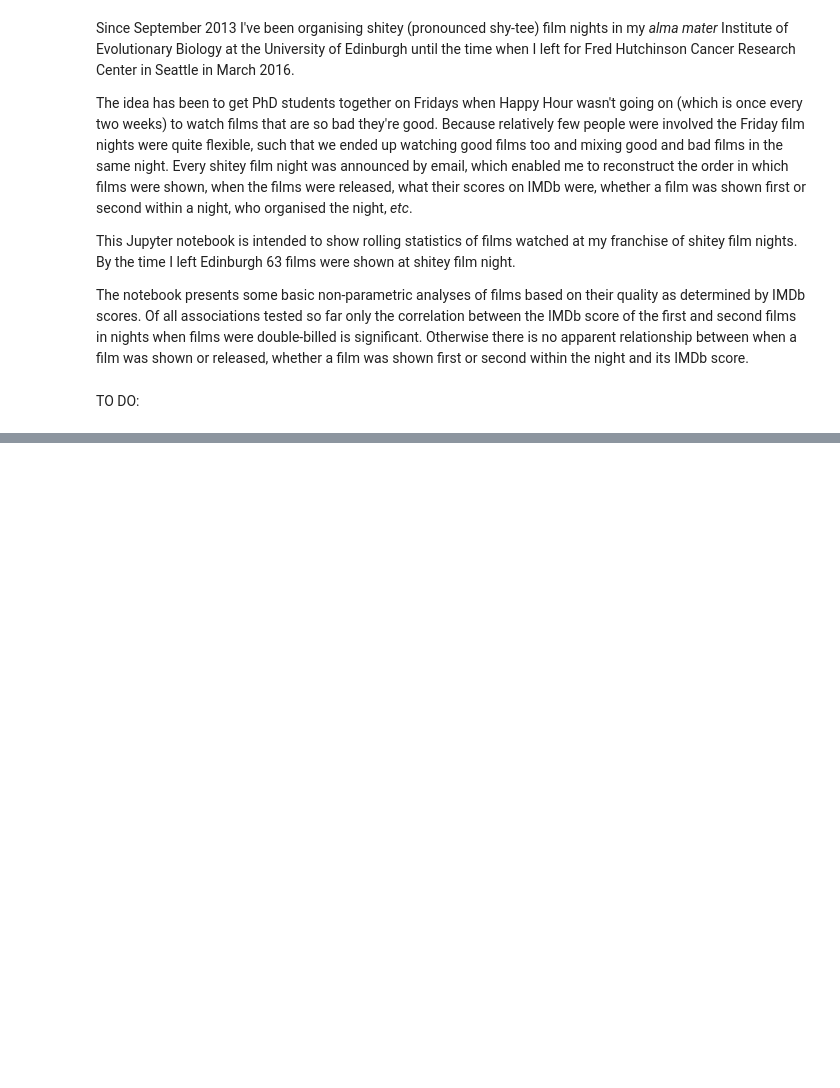
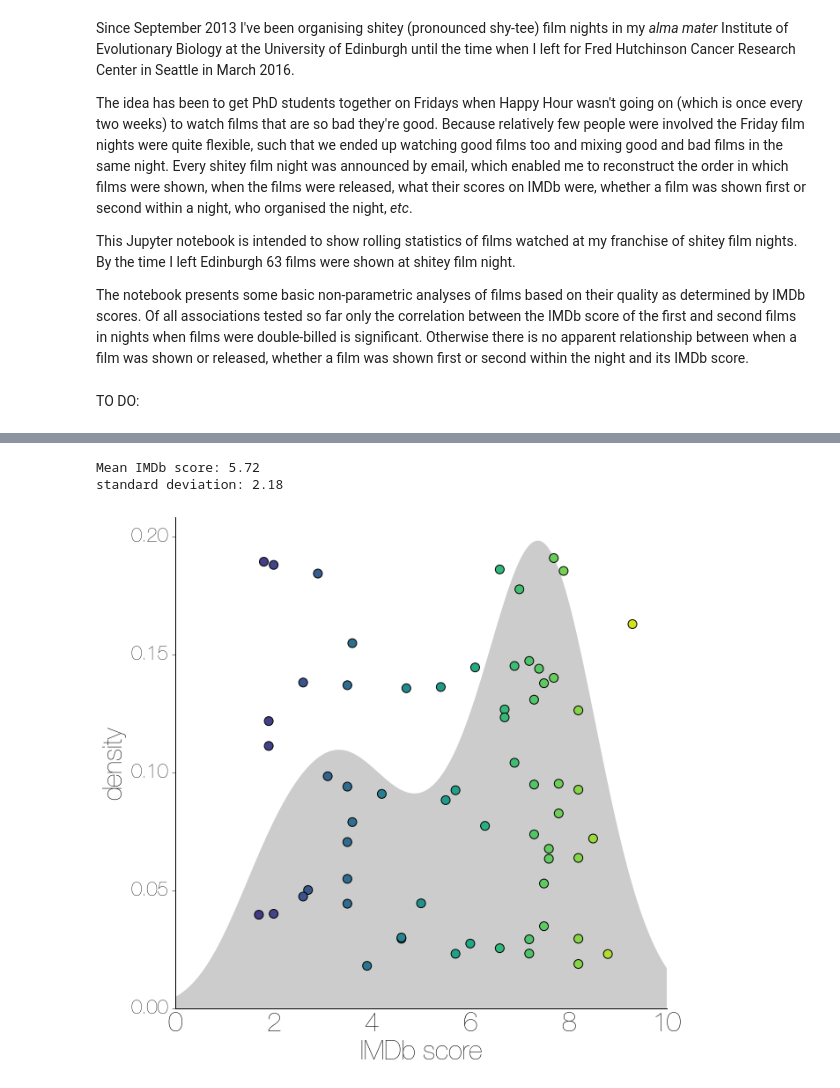
Before and after one commit to evogytis/ShMDb, a Jupyter notebook: Birdemic aka scripts/ShMDb analysis.ipynb, the cells around one changed output, grey strips where cells are left out. Drawn from its saved outputs; the diff is of its cells as text; code cells hidden in the pictures; blank space fills up the shorter version.

```diff
--- a/Birdemic aka scripts/ShMDb analysis.ipynb
+++ b/Birdemic aka scripts/ShMDb analysis.ipynb
@@ -212,3 +212,35 @@ A Christmas Carousal (Ashworth Christmas panto 2011) + Ashworth Christmas panto
+# %%
+fig,ax = plt.subplots(figsize=(10, 10),facecolor='w')
+
+scores=[x for x in IMDb_scores if np.isnan(x)==False]
+print 'Mean IMDb score: %.2f\nstandard deviation: %.2f'%(np.mean(scores),np.std(scores))
+
+x_grid=np.linspace(0,10,200)
+kde = gaussian_kde(scores,bw_method=0.4) #calculates the kernel density
+v1 = kde.evaluate(x_grid)
+
+#ax.plot(x_grid,v1,color='indianred',lw=3,alpha=1)
+ax.fill_between(x_grid,v1,facecolor='k',edgecolor='none',alpha=0.2)
+
+ax.scatter(scores,[np.random.uniform(min(v1)+0.001,max(v1)) for w in scores],s=100,zorder=100,c=[mpl.cm.viridis(w/10.0) for w in scores])
+
+ax.set_ylim(0.0,max(v1)+0.01)
+ax.set_xlim(0,10)
+
+ax.tick_params(axis='y',direction='out')
+ax.tick_params(axis='x',size=0,labelsize=30)
+
+ax.set_ylabel('density',size=30)
+ax.set_xlabel('IMDb score',size=30)
+ax.xaxis.tick_bottom()
+ax.yaxis.tick_left()
+ax.spines['top'].set_visible(False)
+ax.spines['right'].set_visible(False)
+plt.show()
+# %% [output]
+Mean IMDb score: 5.72
+standard deviation: 2.18
+[figure, added]
 # %%
 fig,ax = plt.subplots(figsize=(10, 10),facecolor='w')
 
```
Also changed, not shown: parts of 8 cells of this notebook, 1 other file.
